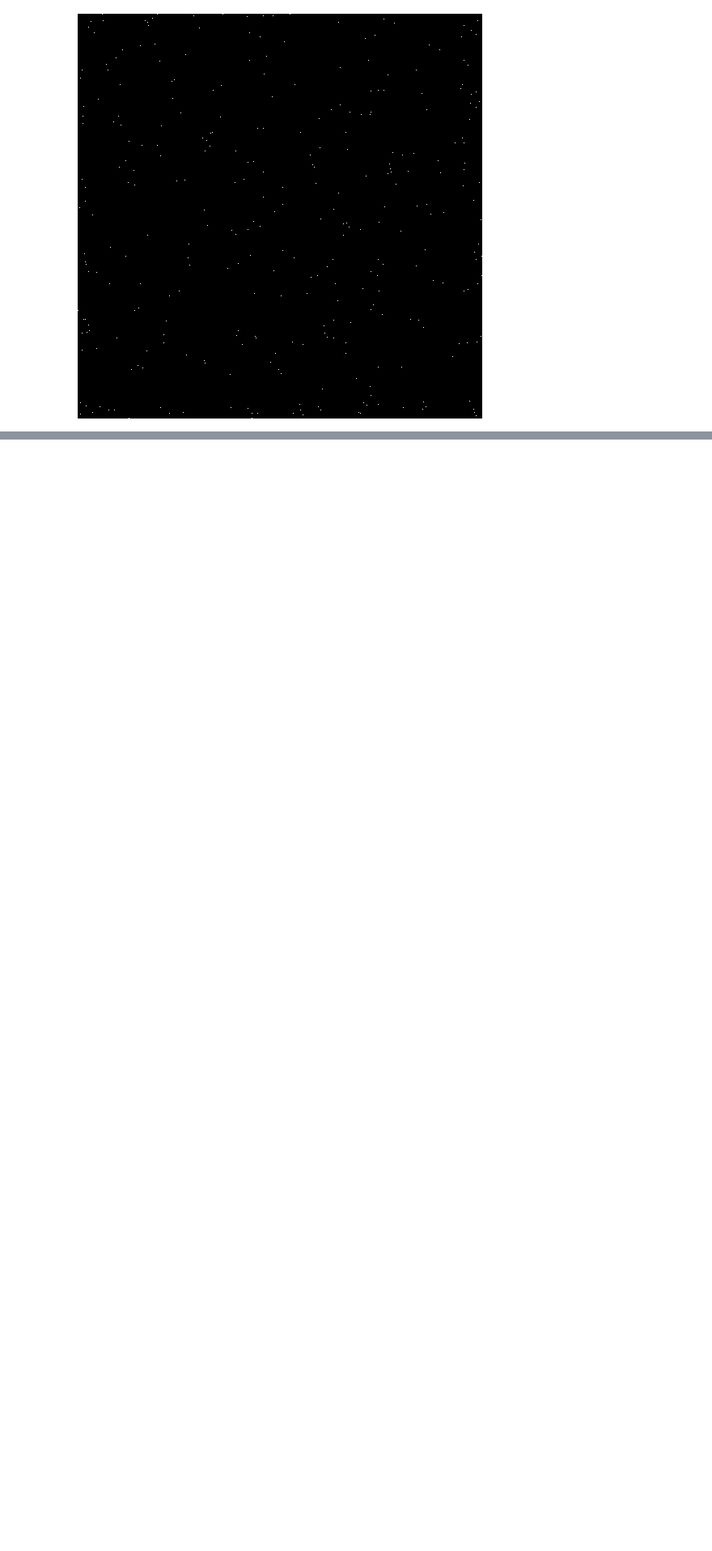
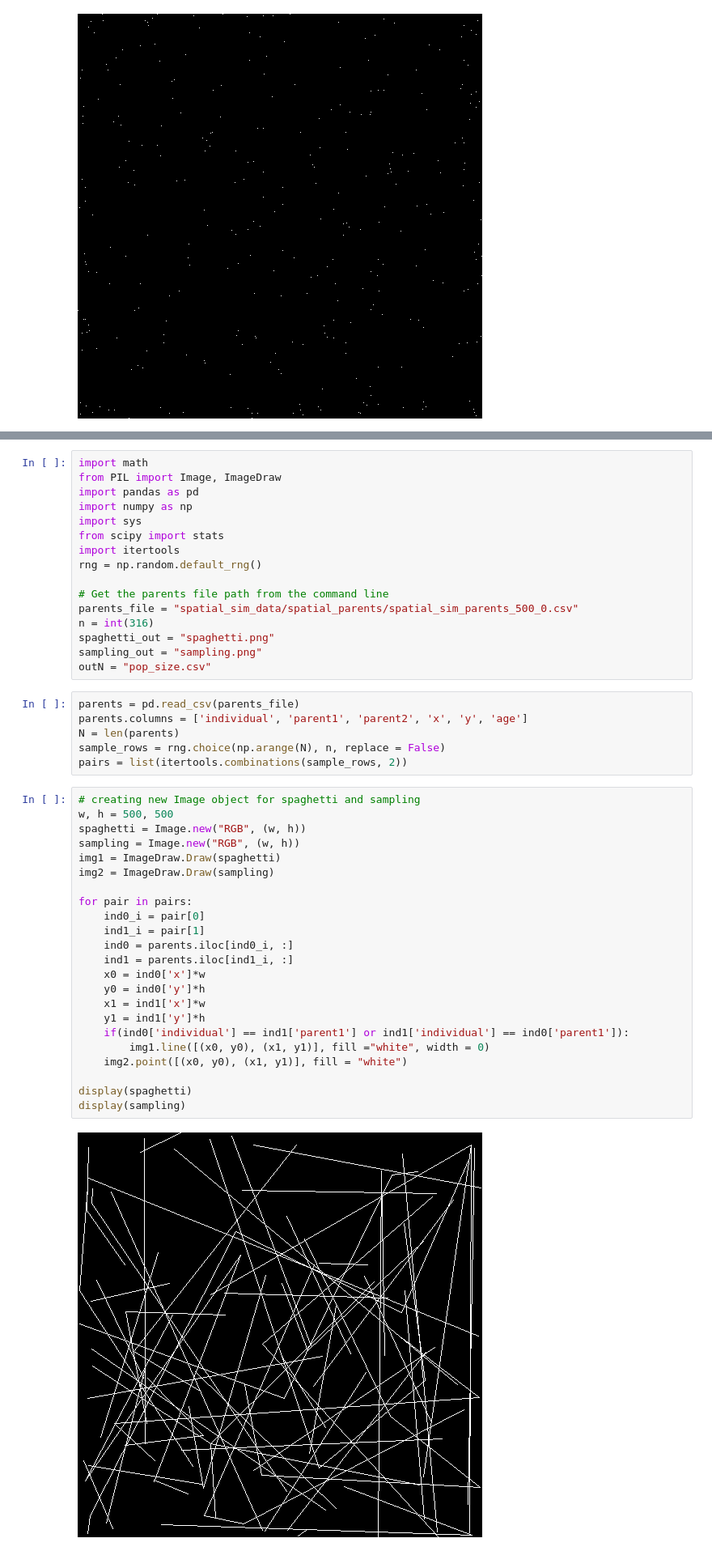
Before and after one commit to giliapatterson/spatial_ckmr, a Jupyter notebook: close_kin_slim/spaghetti.ipynb, the cells around one changed output, grey strips where cells are left out. Shown at 81% size. Drawn from its saved outputs; the diff is of its cells as text; blank space fills up the shorter version.

Commit message:
Plot more efficiently

```diff
--- a/close_kin_slim/spaghetti.ipynb
+++ b/close_kin_slim/spaghetti.ipynb
@@ -97,0 +93,47 @@ img2.point(list(zip(all_inds[" x"]*500, all_inds[" y"]*500)), fill = "white")
+# %%
+import math
+from PIL import Image, ImageDraw
+import pandas as pd
+import numpy as np
+import sys
+from scipy import stats
+import itertools
+rng = np.random.default_rng()
+
+# Get the parents file path from the command line
+parents_file = "spatial_sim_data/spatial_parents/spatial_sim_parents_500_0.csv"
+n = int(316)
+spaghetti_out = "spaghetti.png"
+sampling_out = "sampling.png"
+outN = "pop_size.csv"
+# %%
+parents = pd.read_csv(parents_file)
+parents.columns = ['individual', 'parent1', 'parent2', 'x', 'y', 'age']
+N = len(parents)
+sample_rows = rng.choice(np.arange(N), n, replace = False)
+pairs = list(itertools.combinations(sample_rows, 2))
+# %%
+# creating new Image object for spaghetti and sampling
+w, h = 500, 500
+spaghetti = Image.new("RGB", (w, h))
+sampling = Image.new("RGB", (w, h))
+img1 = ImageDraw.Draw(spaghetti)
+img2 = ImageDraw.Draw(sampling)
+
+for pair in pairs:
+    ind0_i = pair[0]
+    ind1_i = pair[1]
+    ind0 = parents.iloc[ind0_i, :]
+    ind1 = parents.iloc[ind1_i, :]
+    x0 = ind0['x']*w
+    y0 = ind0['y']*h
+    x1 = ind1['x']*w
+    y1 = ind1['y']*h
+    if(ind0['individual'] == ind1['parent1'] or ind1['individual'] == ind0['parent1']):
+        img1.line([(x0, y0), (x1, y1)], fill ="white", width = 0)
+    img2.point([(x0, y0), (x1, y1)], fill = "white")
+
+display(spaghetti)
+display(sampling)
+# %% [output]
+[figure, added]
```
Also changed, not shown: parts of 2 cells of this notebook, 2 other files.
